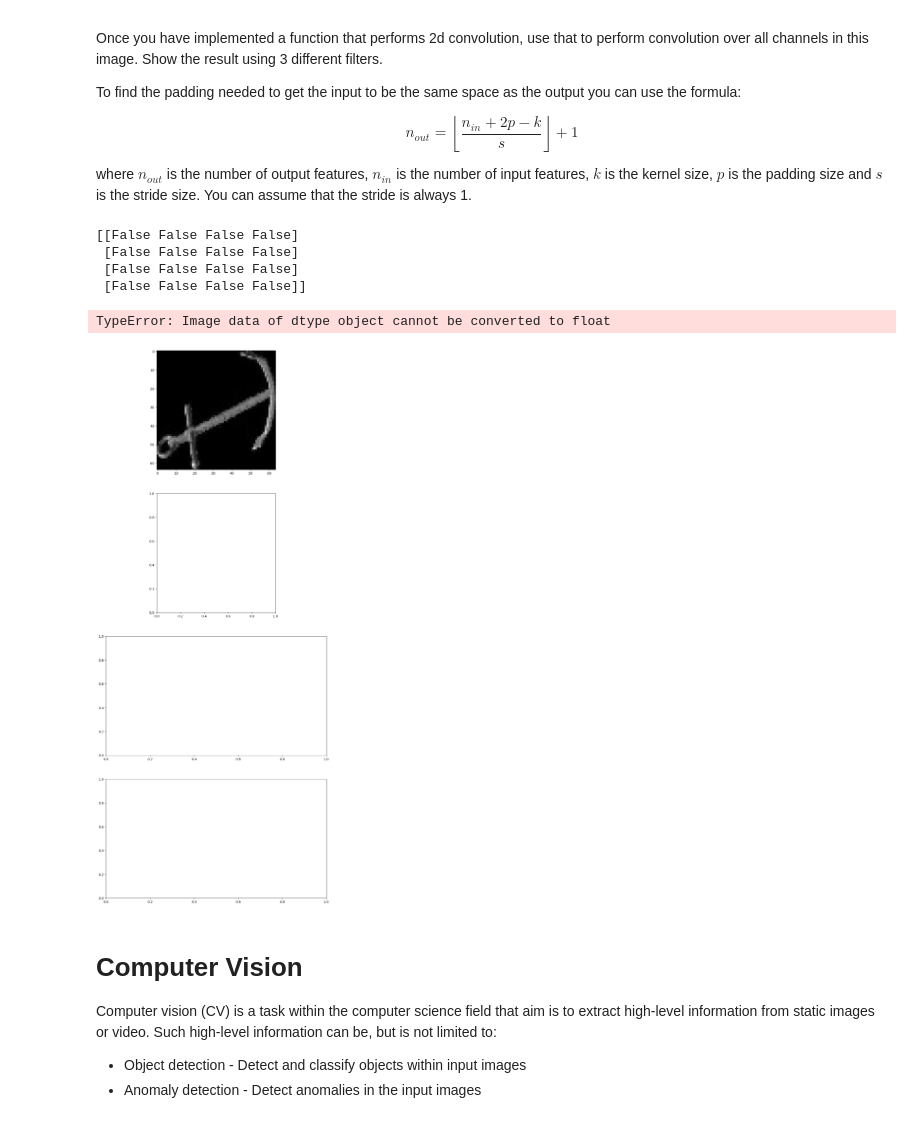
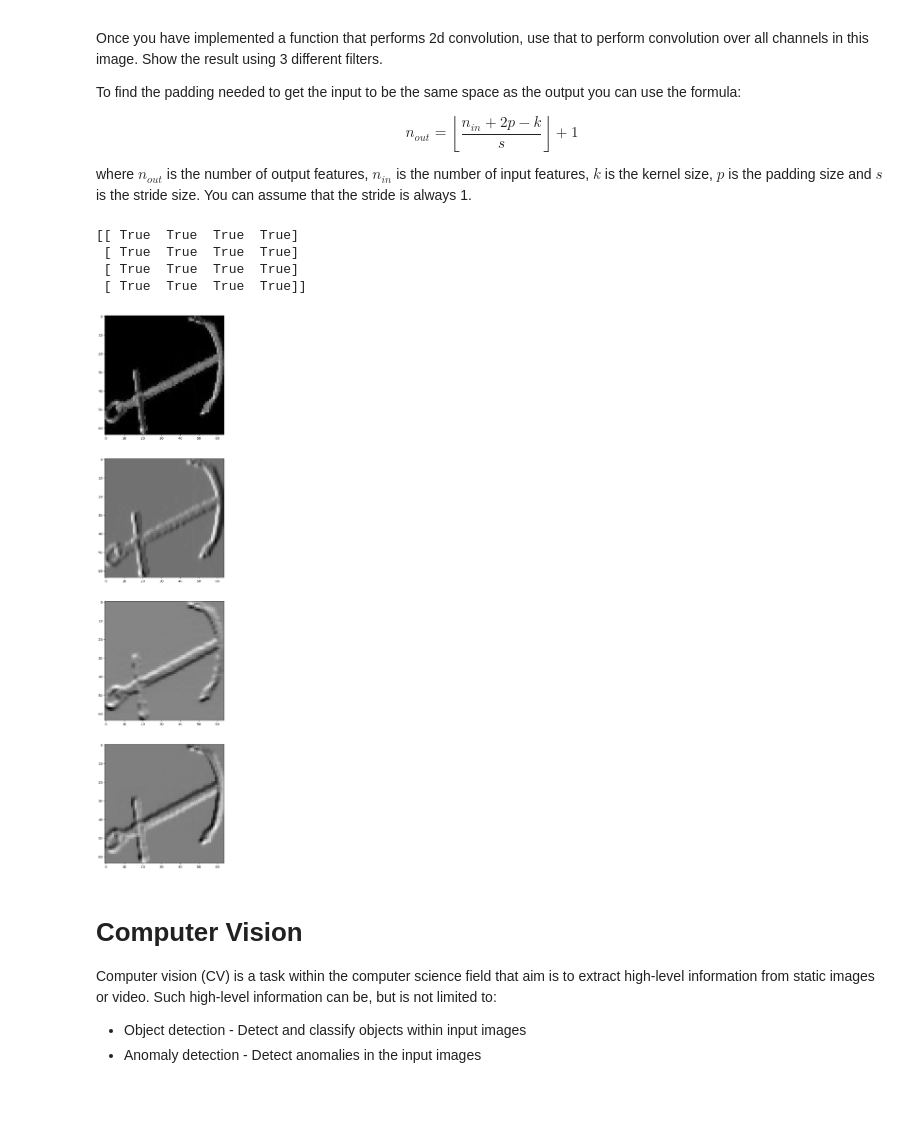
Before and after one commit to Davalav/Computer-Vision, a Jupyter notebook: ANN-Exercise-3.ipynb, the cells around one changed output. Cells and saved outputs as stored; diff of their text form; code cells hidden in the pictures.

```diff
--- a/ANN-Exercise-3.ipynb
+++ b/ANN-Exercise-3.ipynb
@@ -140,13 +140,27 @@ def conv(image, kernel, strides=1): #____________________________ Solving proble
 
     kernelHight, KernelWidth = kernel.shape
 
+    paddingHight = kernelHight // 2
+    paddingWidth = KernelWidth // 2
+
+    padded = np.pad(image, ((paddingHight, paddingHight), (paddingWidth, paddingWidth)), mode="constant")
+
+    H, W = image.shape
+    output = np.zeros((H, W), dtype=np.float32)
+
+    for height in range(0, H, strides):
+        for width in range(0, W, strides):
+            region = padded[height:height+kernelHight, width:width+KernelWidth]
+            output[height, width] = np.sum(region * kernel)
+
+    return output
 # Our test, don't edit
 inp = np.array([[1,1,1,1],[1,1,2,1],[1,-3,-4,1],[1,1,1,1]])
 kernel = np.array([[0,1,0],[1,2,1],[0,1,0]]) # This is the second input of conv()
 
 # If all are TRUE the convolution is implemented correctly
 ans = np.array([[4, 5, 6, 4], [5, 3, 3, 6], [1, -7, -7, 0], [4, 1, 0, 4]])
-print(conv(inp, kernel) == ans)
+print((conv(inp, kernel) == ans)) # dot all
 
 f, axarr = plt.subplots(4,1)
 
@@ -160,39 +174,38 @@ kernel_1 = np.array([#Vertikal Kant
     [-1, 0, 1], #Förklara matematiska sambandet   <-------------------------------
     [-2, 0, 2],
     [-1, 0, 1]
 ])
 kernel_2 = np.array([#Horisontell Kant
     [-1, -2, -1], #Förklara matematiska sambandet   <-------------------------------
     [ 0,  0,  0],
     [ 1,  2,  1]
 ])
 kernel_3 = np.array([#Diagonal Kant
     [2, 1, 0], #Förklara matematiska sambandet   <-------------------------------
     [1, 0,-1],
     [0,-1,-2]
 ])
 
 
 
 # Perform the convolution (might take a couple of seconds depending on the implementation)
 output1 = conv(image, kernel_1) # <---------- Output error from conv
 output2 = conv(image, kernel_2)
 output3 = conv(image, kernel_3)
 
 # plot the loaded image and the 3 convoluted images
 axarr[0].imshow(image, cmap="gray")
 axarr[1].imshow(output1, cmap="gray")
 axarr[2].imshow(output2, cmap="gray")
 axarr[3].imshow(output3, cmap="gray")
 
 plt.show()
 # %% [output]
-[[False False False False]
- [False False False False]
- [False False False False]
- [False False False False]]
+[[ True  True  True  True]
+ [ True  True  True  True]
+ [ True  True  True  True]
+ [ True  True  True  True]]
-TypeError: Image data of dtype object cannot be converted to float
-[figure, old version]
+[figure, new version]
 # %% [markdown]
 # Computer Vision
 Computer vision (CV) is a task within the computer science field that aim is to extract high-level information from static images or video. Such high-level information can be, but is not limited to:
```
